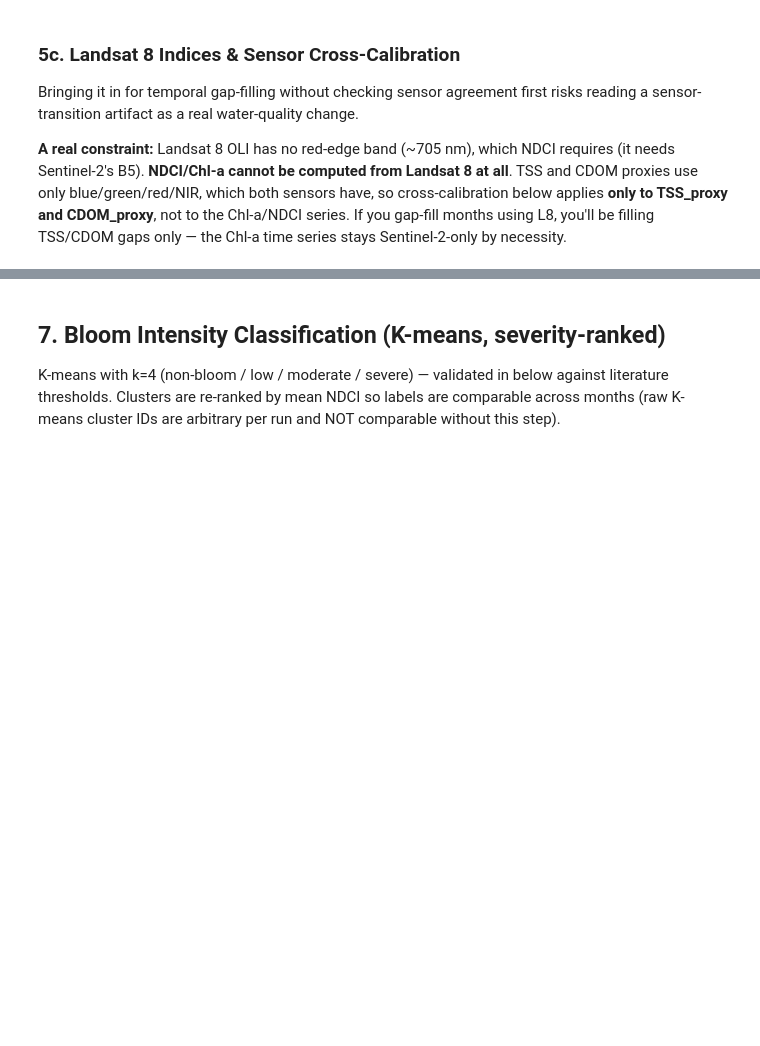
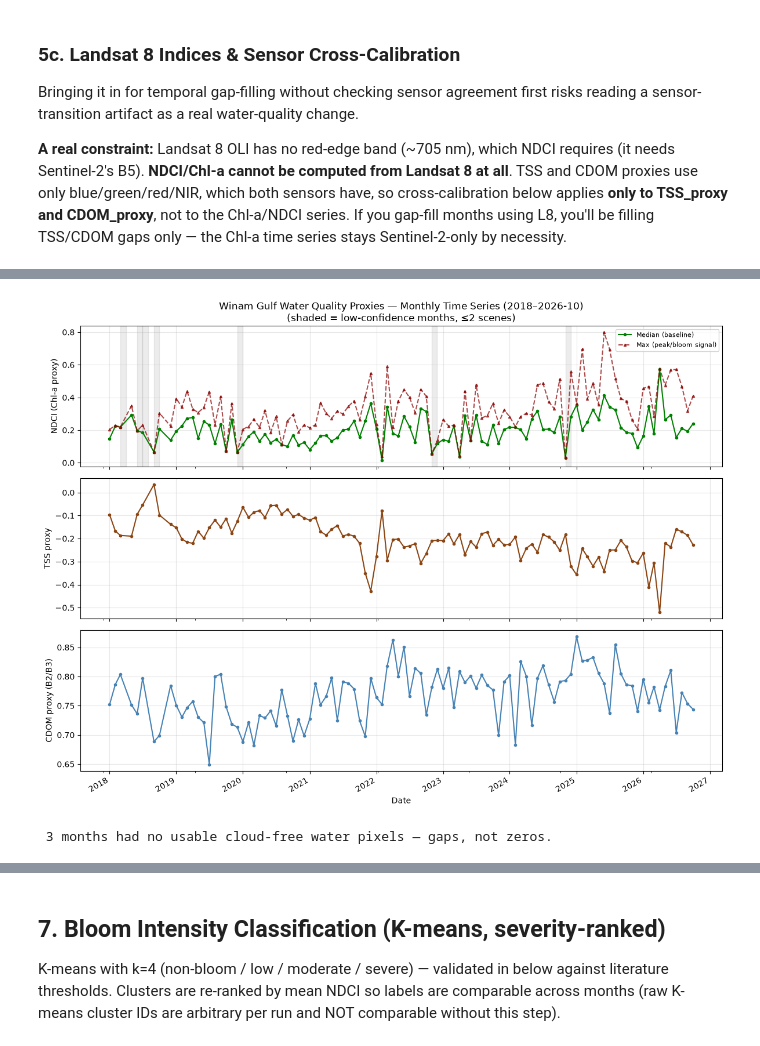
Before and after one commit to Omollo-1/winum-gulf-water-quality-assessment, a Jupyter notebook: winam_gulf_water_quality.ipynb, the cells around one changed output, grey strips where cells are left out. Cells and saved outputs as stored; diff of their text form; code cells hidden in the pictures; blank space fills up the shorter version.

Commit message:
Add Winam Gulf water quality toolkit

```diff
--- a/winam_gulf_water_quality.ipynb
+++ b/winam_gulf_water_quality.ipynb
@@ -111,7 +133,9 @@ Both collections used are already atmospherically corrected surface-reflectance
 Collection 2 Level-2 for L8) — no separate atmospheric correction step needed.
 # %%
 START_DATE = '2018-01-01'
-END_DATE   = '2024-12-31'
+END_DATE = pd.Timestamp.now().normalize().replace(day=1).strftime('%Y-%m-%d')
+LAST_COMPLETE_MONTH_START = pd.Timestamp(END_DATE) - pd.DateOffset(months=1)
+print(f"Analyzing {START_DATE[:7]} through {LAST_COMPLETE_MONTH_START:%Y-%m} (latest complete month).")
 CLOUD_THRESHOLD = 40
 
 s2_collection = (ee.ImageCollection('COPERNICUS/S2_SR_HARMONIZED')
@@ -614,31 +712,41 @@ ts_df.head()
 # %%
-fig, axes = plt.subplots(3, 1, figsize=(12, 9), sharex=True)
+if 'ts_df' not in globals() or ts_df is None or ts_df.empty:
+    print(
+        "Skipping time-series plot: the monthly-series cell did not complete. "
+        "Resolve its Earth Engine error, then rerun the monthly-series and plot cells.",
+        flush=True,
+    )
+else:
+    fig, axes = plt.subplots(3, 1, figsize=(12, 9), sharex=True)
 
-ts_df['NDCI_chla'].plot(ax=axes[0], color='green', marker='o', markersize=3, label='Median (baseline)')
-ts_df['NDCI_chla_max'].plot(ax=axes[0], color='darkred', marker='^', markersize=3,
-                              linestyle='--', alpha=0.7, label='Max (peak/bloom signal)')
-# Mark low-confidence months so a sparse-data point isn't read with the same weight as a well-sampled one
-low_conf_months = ts_df[ts_df['low_confidence']].index
-for m in low_conf_months:
-    axes[0].axvspan(m, m + pd.offsets.MonthEnd(1), color='gray', alpha=0.15)
-axes[0].set_ylabel('NDCI (Chl-a proxy)')
-axes[0].set_title('Winam Gulf Water Quality Proxies — Monthly Time Series (2018–2024)\n(shaded = low-confidence months, ≤2 scenes)')
-axes[0].legend(fontsize=8); axes[0].grid(alpha=0.3)
+    ts_df['NDCI_chla'].plot(ax=axes[0], color='green', marker='o', markersize=3, label='Median (baseline)')
+    ts_df['NDCI_chla_max'].plot(ax=axes[0], color='darkred', marker='^', markersize=3,
+                                  linestyle='--', alpha=0.7, label='Max (peak/bloom signal)')
+    # Mark low-confidence months so a sparse-data point isn't read with the same weight as a well-sampled one
+    low_conf_months = ts_df[ts_df['low_confidence']].index
+    for m in low_conf_months:
+        axes[0].axvspan(m, m + pd.offsets.MonthEnd(1), color='gray', alpha=0.15)
+    axes[0].set_ylabel('NDCI (Chl-a proxy)')
+    axes[0].set_title(f"Winam Gulf Water Quality Proxies — Monthly Time Series ({START_DATE[:4]}–{LAST_COMPLETE_MONTH_START:%Y-%m})\n(shaded = low-confidence months, ≤2 scenes)")
+    axes[0].legend(fontsize=8); axes[0].grid(alpha=0.3)
 
-ts_df['TSS_proxy'].plot(ax=axes[1], color='saddlebrown', marker='o', markersize=3)
-axes[1].set_ylabel('TSS proxy'); axes[1].grid(alpha=0.3)
+    ts_df['TSS_proxy'].plot(ax=axes[1], color='saddlebrown', marker='o', markersize=3)
+    axes[1].set_ylabel('TSS proxy'); axes[1].grid(alpha=0.3)
 
-ts_df['CDOM_proxy'].plot(ax=axes[2], color='steelblue', marker='o', markersize=3)
-axes[2].set_ylabel('CDOM proxy (B2/B3)'); axes[2].set_xlabel('Date'); axes[2].grid(alpha=0.3)
+    ts_df['CDOM_proxy'].plot(ax=axes[2], color='steelblue', marker='o', markersize=3)
+    axes[2].set_ylabel('CDOM proxy (B2/B3)'); axes[2].set_xlabel('Date'); axes[2].grid(alpha=0.3)
 
-plt.tight_layout()
-plt.savefig('winam_gulf_timeseries.png', dpi=200)
-plt.show()
+    plt.tight_layout()
+    plt.savefig('winam_gulf_timeseries.png', dpi=200)
+    plt.show()
 
-months_total = len(pd.date_range(START_DATE, END_DATE, freq='MS'))
-missing = months_total - len(ts_df)
-if missing > 0:
-    print(f" {missing} months had no usable cloud-free water pixels — gaps, not zeros.")
+    months_total = len(pd.date_range(START_DATE, LAST_COMPLETE_MONTH_START, freq='MS'))
+    missing = months_total - len(ts_df)
+    if missing > 0:
+        print(f" {missing} months had no usable cloud-free water pixels — gaps, not zeros.")
+# %% [output]
+[figure, added]
+ 3 months had no usable cloud-free water pixels — gaps, not zeros.
 # %%
 # Mean vs. Max NDCI — shows what the median/mean composite alone would have hidden
 fig, ax = plt.subplots(figsize=(12, 5))
```
Also changed, not shown: parts of 36 cells of this notebook, 26 other files.
